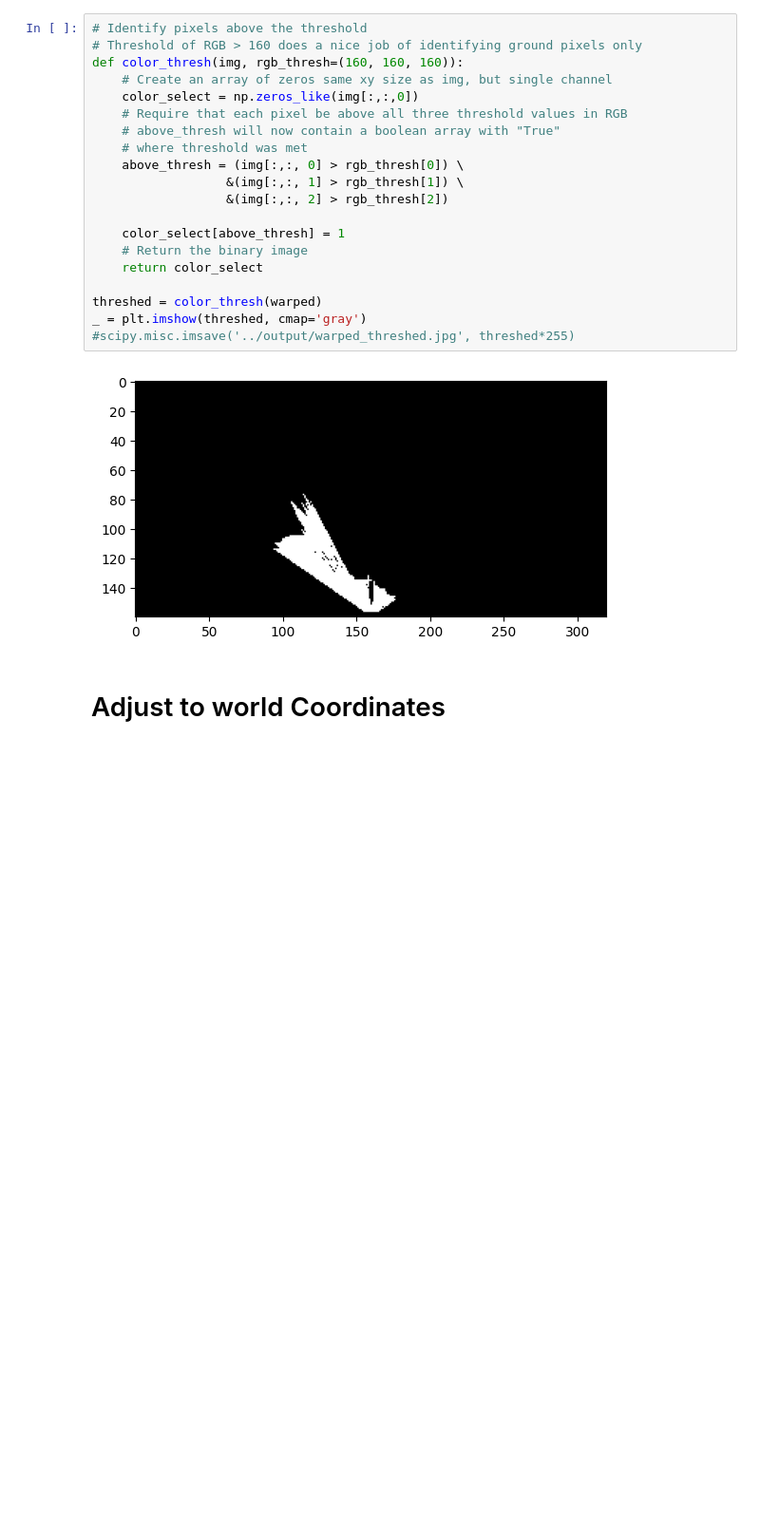
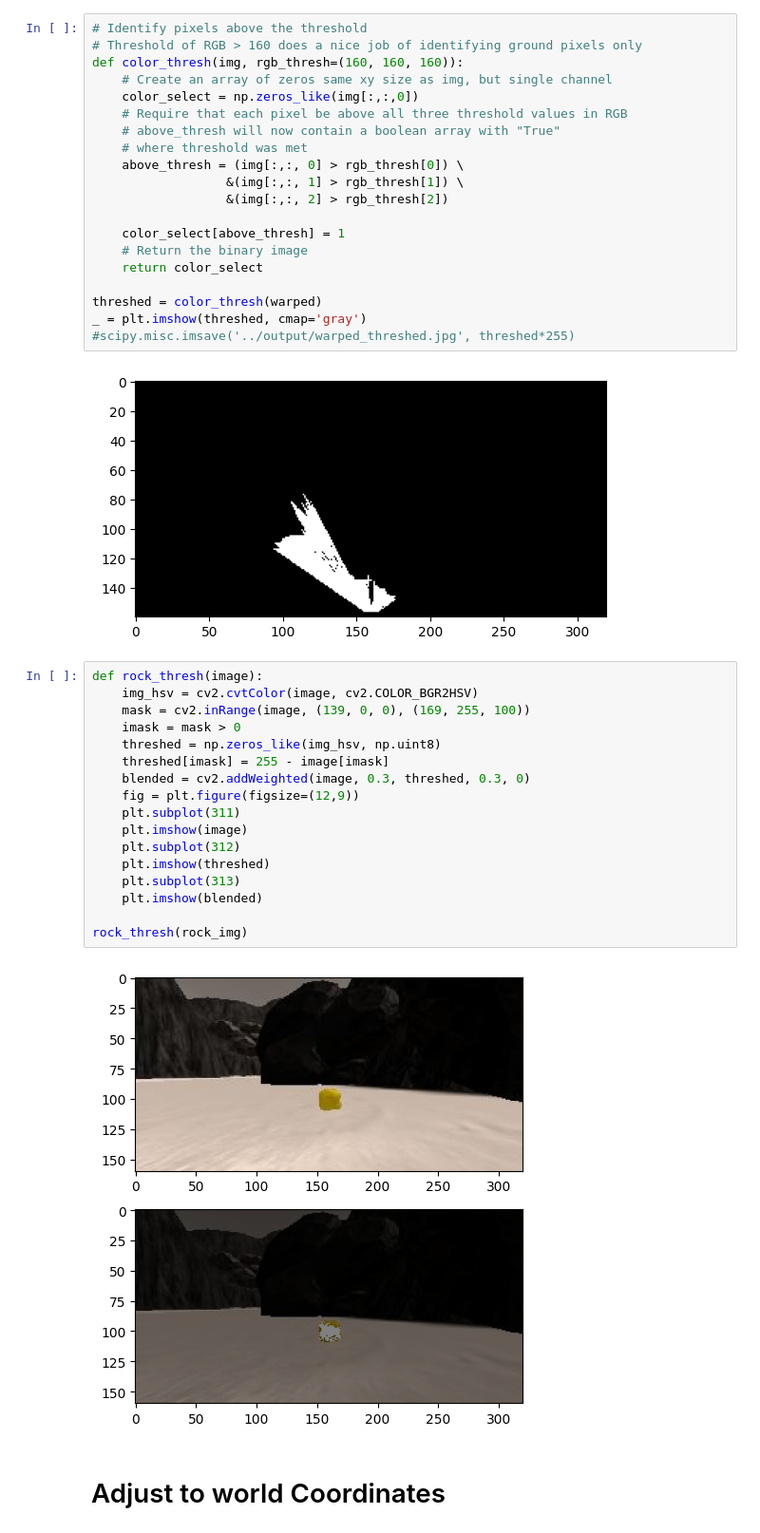
Before and after one commit to Ali-Elganzory/Rover, a Jupyter notebook: main.ipynb, the cells around one changed output. Shown at 95% size. Saved outputs shown, nothing was run; the diff lists cells and outputs as text; blank space fills up the shorter version.

Commit message:
Added basic rock thresholding

```diff
--- a/main.ipynb
+++ b/main.ipynb
@@ -137,6 +137,25 @@ _ = plt.imshow(threshed, cmap='gray')
 #scipy.misc.imsave('../output/warped_threshed.jpg', threshed*255)
 # %% [output]
 [figure]
+# %%
+def rock_thresh(image):
+    img_hsv = cv2.cvtColor(image, cv2.COLOR_BGR2HSV)
+    mask = cv2.inRange(image, (139, 0, 0), (169, 255, 100))
+    imask = mask > 0
+    threshed = np.zeros_like(img_hsv, np.uint8)
+    threshed[imask] = 255 - image[imask]
+    blended = cv2.addWeighted(image, 0.3, threshed, 0.3, 0)
+    fig = plt.figure(figsize=(12,9))
+    plt.subplot(311)
+    plt.imshow(image)
+    plt.subplot(312)
+    plt.imshow(threshed)
+    plt.subplot(313)
+    plt.imshow(blended)
+
+rock_thresh(rock_img)
+# %% [output]
+[figure, added]
 # %% [markdown]
 # Adjust to world Coordinates
 # %% [markdown]
```
Also changed, not shown: parts of 1 cell of this notebook, 1 other file.
